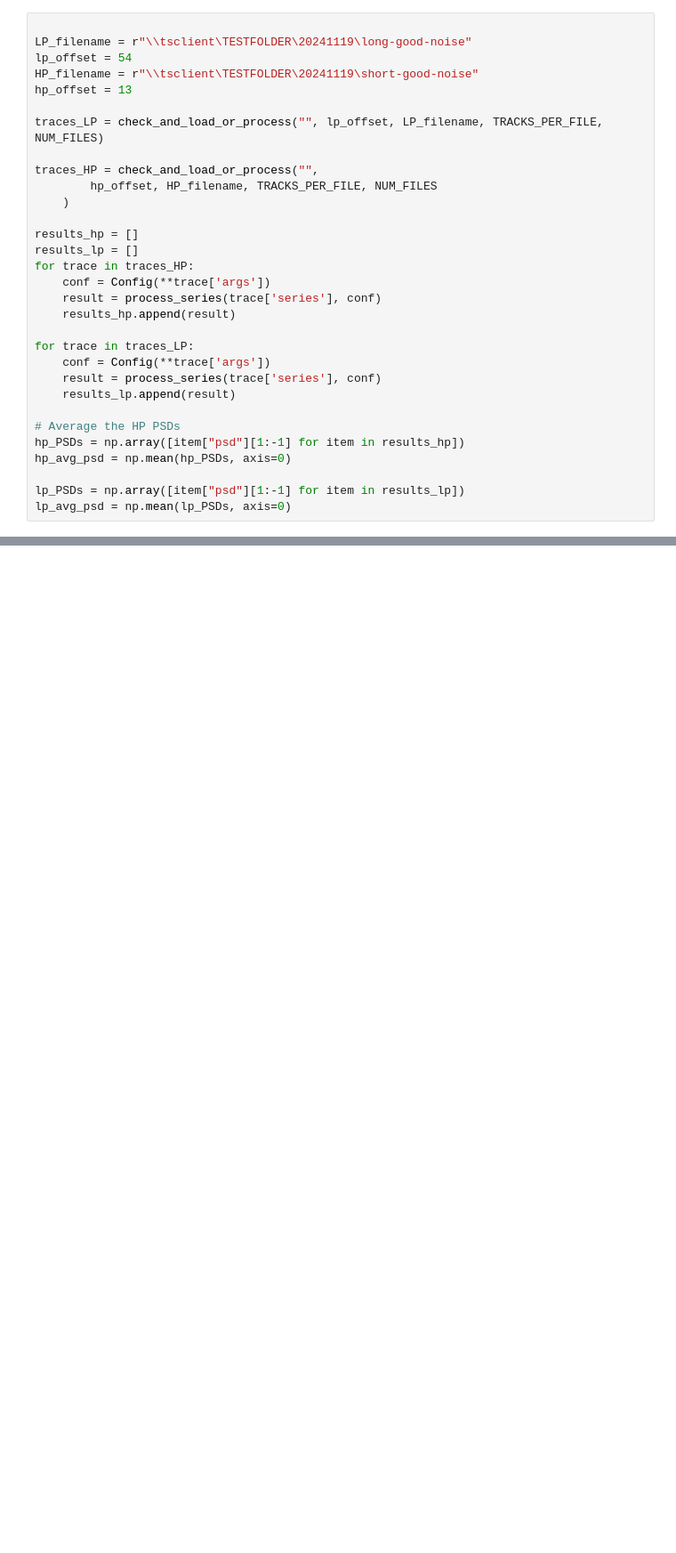
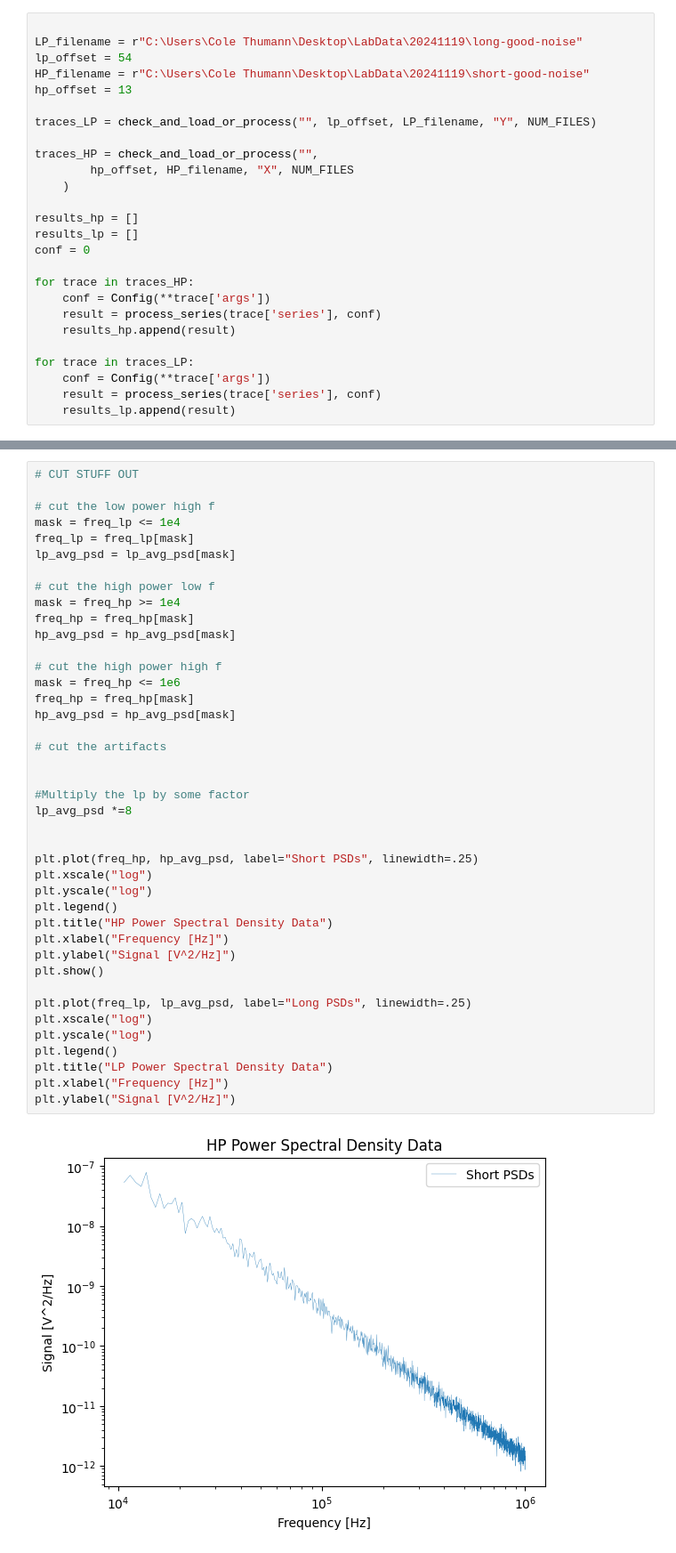
Before and after one commit to mcthumann/Brownian_Data_Analysis, a Jupyter notebook: scripts/HP_LP_Stitch.ipynb, the cells around one changed output, grey strips where cells are left out. Shown at 89% size. Saved outputs shown, nothing was run; the diff lists cells and outputs as text; blank space fills up the shorter version.

```diff
--- a/scripts/HP_LP_Stitch.ipynb
+++ b/scripts/HP_LP_Stitch.ipynb
@@ -8,18 +49,20 @@ import matplotlib.pyplot as plt
 # %%
 
-LP_filename = r"\\tsclient\TESTFOLDER\20241119\long-good-noise"
+LP_filename = r"C:\Users\Cole Thumann\Desktop\LabData\20241119\long-good-noise"
 lp_offset = 54
-HP_filename = r"\\tsclient\TESTFOLDER\20241119\short-good-noise"
+HP_filename = r"C:\Users\Cole Thumann\Desktop\LabData\20241119\short-good-noise"
 hp_offset = 13
 
-traces_LP = check_and_load_or_process("", lp_offset, LP_filename, TRACKS_PER_FILE, NUM_FILES)
+traces_LP = check_and_load_or_process("", lp_offset, LP_filename, "Y", NUM_FILES)
 
 traces_HP = check_and_load_or_process("",
-        hp_offset, HP_filename, TRACKS_PER_FILE, NUM_FILES
+        hp_offset, HP_filename, "X", NUM_FILES
     )
 
 results_hp = []
 results_lp = []
+conf = 0
+
 for trace in traces_HP:
     conf = Config(**trace['args'])
     result = process_series(trace['series'], conf)
@@ -29,12 +72,5 @@ for trace in traces_LP:
     conf = Config(**trace['args'])
     result = process_series(trace['series'], conf)
     results_lp.append(result)
-
-# Average the HP PSDs
-hp_PSDs = np.array([item["psd"][1:-1] for item in results_hp])
-hp_avg_psd = np.mean(hp_PSDs, axis=0)
-
-lp_PSDs = np.array([item["psd"][1:-1] for item in results_lp])
-lp_avg_psd = np.mean(lp_PSDs, axis=0)
 # %% [output]
 Processing data for
@@ -80,0 +125,43 @@ Text(0, 0.5, 'Signal [V^2/Hz]')
+# %%
+# CUT STUFF OUT
+
+# cut the low power high f
+mask = freq_lp <= 1e4
+freq_lp = freq_lp[mask]
+lp_avg_psd = lp_avg_psd[mask]
+
+# cut the high power low f
+mask = freq_hp >= 1e4
+freq_hp = freq_hp[mask]
+hp_avg_psd = hp_avg_psd[mask]
+
+# cut the high power high f
+mask = freq_hp <= 1e6
+freq_hp = freq_hp[mask]
+hp_avg_psd = hp_avg_psd[mask]
+
+# cut the artifacts
+
+
+#Multiply the lp by some factor
+lp_avg_psd *=8
+
+
+plt.plot(freq_hp, hp_avg_psd, label="Short PSDs", linewidth=.25)
+plt.xscale("log")
+plt.yscale("log")
+plt.legend()
+plt.title("HP Power Spectral Density Data")
+plt.xlabel("Frequency [Hz]")
+plt.ylabel("Signal [V^2/Hz]")
+plt.show()
+
+plt.plot(freq_lp, lp_avg_psd, label="Long PSDs", linewidth=.25)
+plt.xscale("log")
+plt.yscale("log")
+plt.legend()
+plt.title("LP Power Spectral Density Data")
+plt.xlabel("Frequency [Hz]")
+plt.ylabel("Signal [V^2/Hz]")
+# %% [output]
+[figure, added]
```
Also changed, not shown: parts of 10 cells of this notebook, 3 other files.
